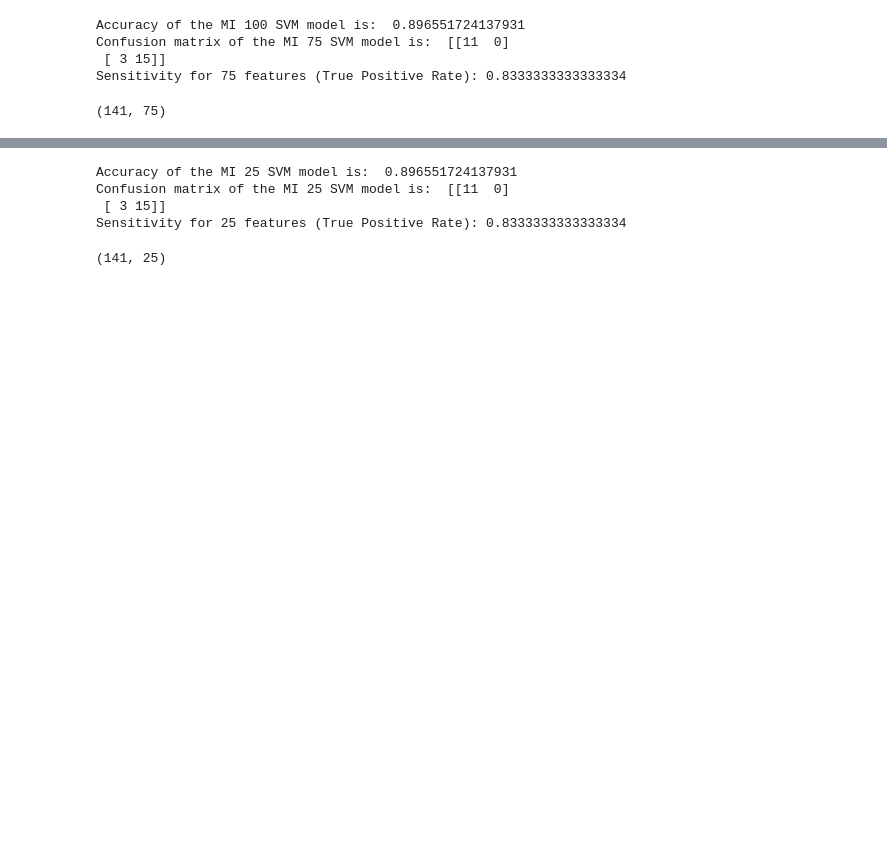
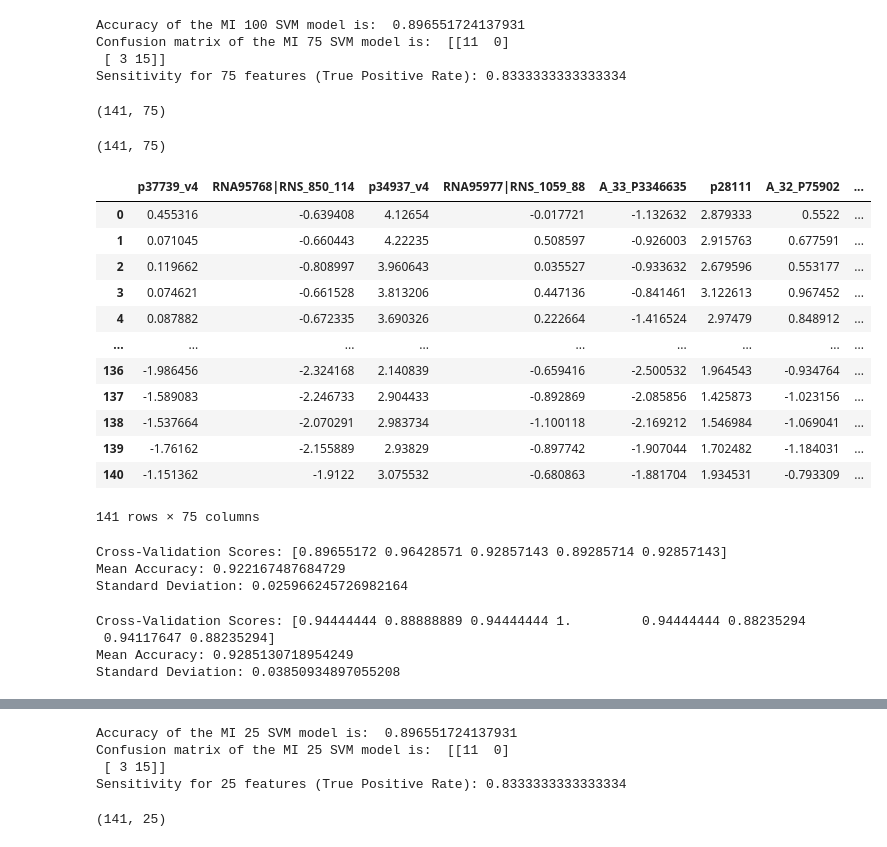
Before and after one commit to Sachira-Heshan/omic-data-and-machine-learning-in-the-identification-of-coronary-artery-disease, a Jupyter notebook: building_models_with_dataset_GSE113079.ipynb, the cells around one changed output, grey strips where cells are left out. Saved outputs shown, nothing was run; the diff lists cells and outputs as text; code cells hidden in the pictures; blank space fills up the shorter version.

Commit message:
Cross validate the all models that built using SVM algorithm

```diff
--- a/building_models_with_dataset_GSE113079.ipynb
+++ b/building_models_with_dataset_GSE113079.ipynb
@@ -619,3 +883,23 @@ Sensitivity for 75 features (True Positive Rate): 0.8333333333333334
 X_MI_75.shape
 # %% [output]
 (141, 75)
+# %%
+X_new_75.shape
+# %% [output]
+(141, 75)
+# %%
+X_new_75
+# %% [output]
+|  | p37739_v4 | RNA95768|RNS_850_114 | p34937_v4 | RNA95977|RNS_1059_88 | A_33_P3346635 | p28111 | A_32_P75902 | ... |
+| 0 | 0.455316 | -0.639408 | 4.12654 | -0.017721 | -1.132632 | 2.879333 | 0.5522 | ... |
+| 1 | 0.071045 | -0.660443 | 4.22235 | 0.508597 | -0.926003 | 2.915763 | 0.677591 | ... |
+| 2 | 0.119662 | -0.808997 | 3.960643 | 0.035527 | -0.933632 | 2.679596 | 0.553177 | ... |
+| 3 | 0.074621 | -0.661528 | 3.813206 | 0.447136 | -0.841461 | 3.122613 | 0.967452 | ... |
+| 4 | 0.087882 | -0.672335 | 3.690326 | 0.222664 | -1.416524 | 2.97479 | 0.848912 | ... |
+| ... | ... | ... | ... | ... | ... | ... | ... | ... |
+| 136 | -1.986456 | -2.324168 | 2.140839 | -0.659416 | -2.500532 | 1.964543 | -0.934764 | ... |
+| 137 | -1.589083 | -2.246733 | 2.904433 | -0.892869 | -2.085856 | 1.425873 | -1.023156 | ... |
+| 138 | -1.537664 | -2.070291 | 2.983734 | -1.100118 | -2.169212 | 1.546984 | -1.069041 | ... |
+| 139 | -1.76162 | -2.155889 | 2.93829 | -0.897742 | -1.907044 | 1.702482 | -1.184031 | ... |
+| 140 | -1.151362 | -1.9122 | 3.075532 | -0.680863 | -1.881704 | 1.934531 | -0.793309 | ... |
+141 rows × 75 columns
@@ -621,0 +909,25 @@ X_MI_75.shape
+# %%
+from sklearn.model_selection import cross_val_score, KFold
+
+model = svm_classif_75
+
+# Define the number of folds (k) for cross-validation
+k = 5
+
+# Create a cross-validation object (K-Fold cross-validator)
+kf = KFold(n_splits=k, shuffle=True, random_state=42)
+
+# Perform k-fold cross-validation and get the cross-validation scores
+# Here, we use accuracy as the scoring metric, but you can choose other metrics like 'f1', 'roc_auc', etc.
+scores = cross_val_score(model, X_new_75, y, cv=kf, scoring='accuracy')
+
+# Print the cross-validation scores
+print("Cross-Validation Scores:", scores)
+
+# Calculate and print the mean and standard deviation of the scores
+print("Mean Accuracy:", scores.mean())
+print("Standard Deviation:", scores.std())
+# %% [output]
+Cross-Validation Scores: [0.89655172 0.96428571 0.92857143 0.89285714 0.92857143]
+Mean Accuracy: 0.922167487684729
+Standard Deviation: 0.025966245726982164
@@ -621,0 +936,26 @@ X_MI_75.shape
+# %%
+from sklearn.model_selection import cross_val_score, KFold
+
+model = svm_classif_75
+
+# Define the number of folds (k) for cross-validation
+k = 8
+
+# Create a cross-validation object (K-Fold cross-validator)
+kf = KFold(n_splits=k, shuffle=True, random_state=42)
+
+# Perform k-fold cross-validation and get the cross-validation scores
+# Here, we use accuracy as the scoring metric, but you can choose other metrics like 'f1', 'roc_auc', etc.
+scores = cross_val_score(model, X_new_75, y, cv=kf, scoring='accuracy')
+
+# Print the cross-validation scores
+print("Cross-Validation Scores:", scores)
+
+# Calculate and print the mean and standard deviation of the scores
+print("Mean Accuracy:", scores.mean())
+print("Standard Deviation:", scores.std())
+# %% [output]
+Cross-Validation Scores: [0.94444444 0.88888889 0.94444444 1.         0.94444444 0.88235294
+ 0.94117647 0.88235294]
+Mean Accuracy: 0.9285130718954249
+Standard Deviation: 0.03850934897055208
```
Also changed, not shown: parts of 67 cells of this notebook.
